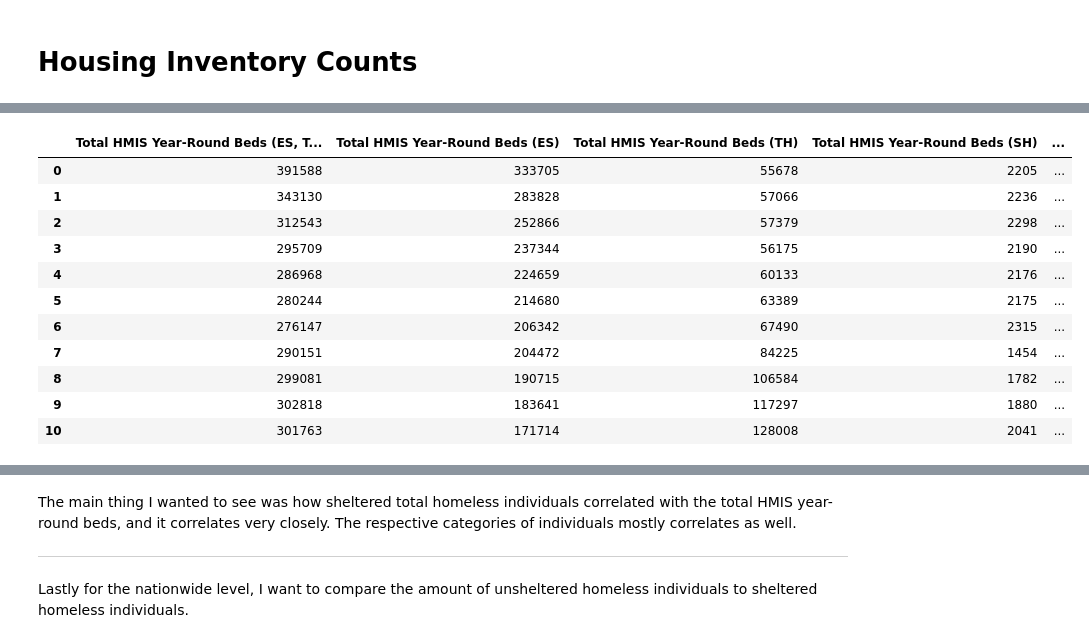
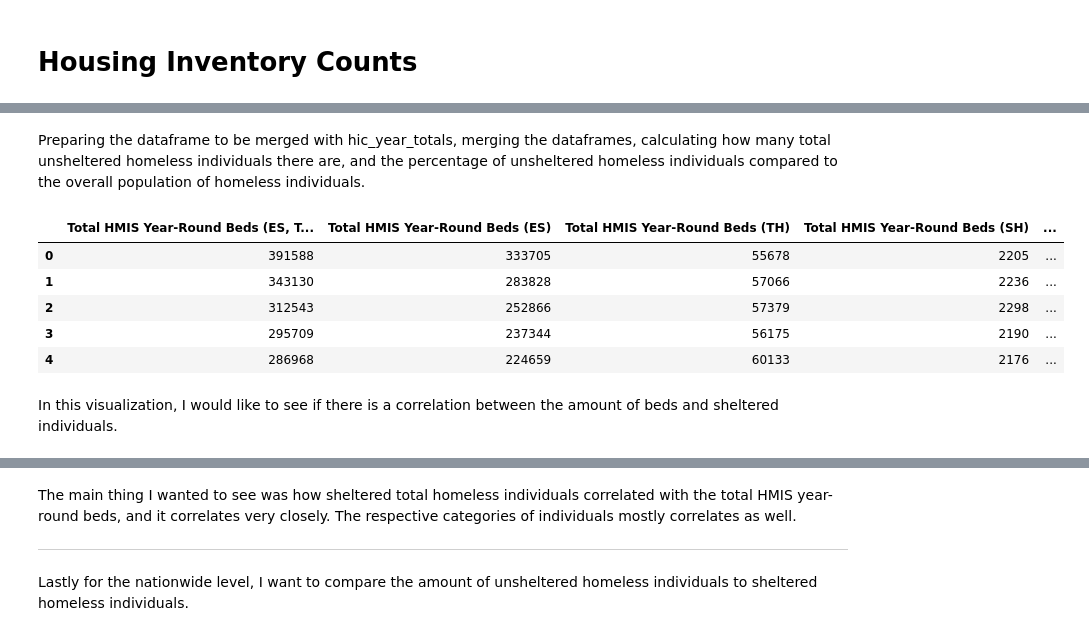
Before and after one commit to sad386-hsu/data_271, a Jupyter notebook: Final Project.ipynb, the cells around one changed output, grey strips where cells are left out. Cells and saved outputs as stored; diff of their text form; code cells hidden in the pictures.

```diff
--- a/Final Project.ipynb
+++ b/Final Project.ipynb
@@ -311,32 +435,31 @@ pit_sheltered_df = pit_concat_df.drop(columns=pit_sheltered_drop)
+# %% [markdown]
+Preparing the dataframe to be merged with hic_year_totals, merging the dataframes, calculating how many total unsheltered homeless individuals there are, and the percentage of unsheltered homeless individuals compared to the overall population of homeless individuals.
 # %%
 # preparing a dataframe of sheltered homeless individuals to merge with hic_year_totals
-
 pit_sheltered_totals = pit_sheltered_df.loc[pit_sheltered_df['State'] == 'Total'].drop(columns='State').astype(int).reset_index()
 pit_sheltered_totals = pit_sheltered_totals.drop(columns='index')
 
 # merging the two dataframes
 hic_with_individuals = pd.merge(hic_year_totals, pit_sheltered_totals)
 hic_with_individuals = pd.merge(hic_with_individuals, gender_only_totals[['Overall Homeless Individuals','Year']])
+
 # calculating how many unsheltered homeless individuals there are
 hic_with_individuals['Unsheltered Total Homeless Individuals'] = hic_with_individuals['Overall Homeless Individuals'] - hic_with_individuals['Sheltered Total Homeless Individuals']
 hic_with_individuals['Percent Unsheltered Total Homeless Individuals'] = (hic_with_individuals['Unsheltered Total Homeless Individuals'] / hic_with_individuals['Overall Homeless Individuals']) * 100
+
 # pushing the year column to the end
+hic_with_individuals = hic_with_individuals[[col for col in hic_with_individuals.columns if col != 'Year'] + ['Year']]
 
-hic_with_individuals = hic_with_individuals[[col for col in hic_with_individuals.columns if col != 'Year'] + ['Year']]
-hic_with_individuals
+hic_with_individuals.head()
 # %% [output]
 |  | Total HMIS Year-Round Beds (ES, T... | Total HMIS Year-Round Beds (ES) | Total HMIS Year-Round Beds (TH) | Total HMIS Year-Round Beds (SH) | ... |
 | 0 | 391588 | 333705 | 55678 | 2205 | ... |
 | 1 | 343130 | 283828 | 57066 | 2236 | ... |
 | 2 | 312543 | 252866 | 57379 | 2298 | ... |
 | 3 | 295709 | 237344 | 56175 | 2190 | ... |
 | 4 | 286968 | 224659 | 60133 | 2176 | ... |
-| 5 | 280244 | 214680 | 63389 | 2175 | ... |
-| 6 | 276147 | 206342 | 67490 | 2315 | ... |
-| 7 | 290151 | 204472 | 84225 | 1454 | ... |
-| 8 | 299081 | 190715 | 106584 | 1782 | ... |
-| 9 | 302818 | 183641 | 117297 | 1880 | ... |
-| 10 | 301763 | 171714 | 128008 | 2041 | ... |
+# %% [markdown]
+In this visualization, I would like to see if there is a correlation between the amount of beds and sheltered individuals.
 # %%
 # testing the correlation between beds and individuals
 #  to see how close they are in relation
```
Also changed, not shown: parts of 47 cells of this notebook, 3 other files.
